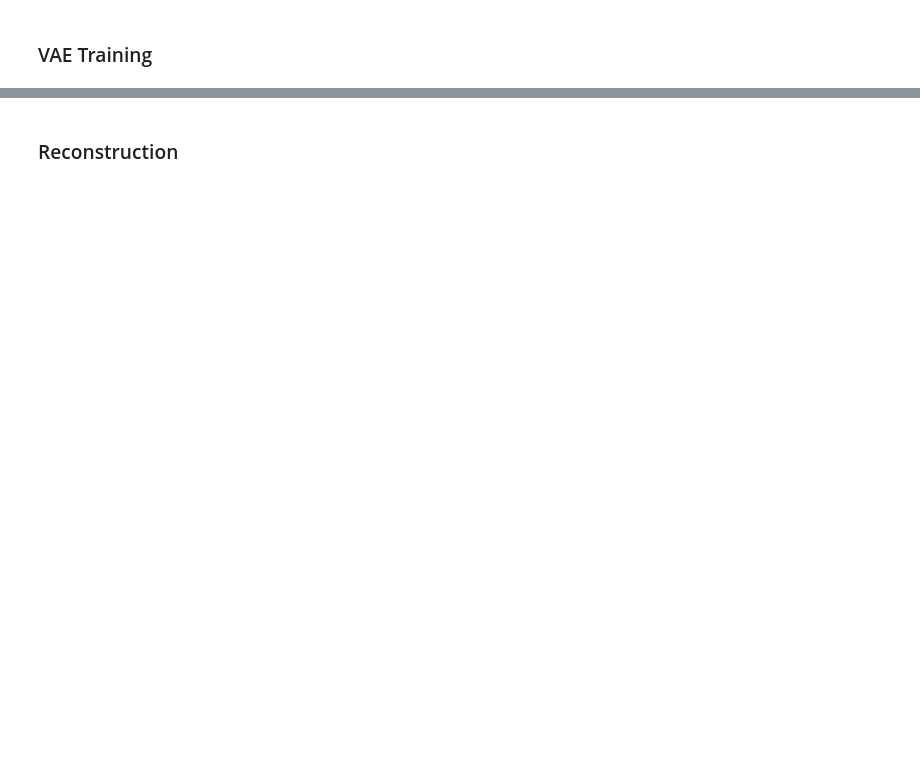
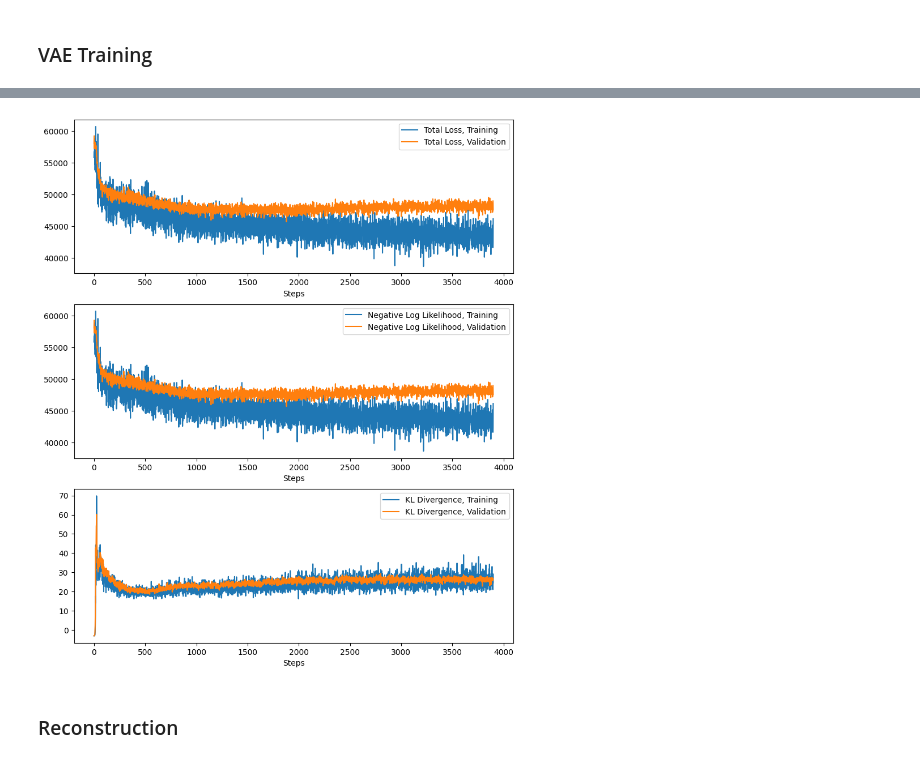
Before and after one commit to Hekstra-Lab/valdo, a Jupyter notebook: notebooks/pipeline.ipynb, the cells around one changed output, grey strips where cells are left out. Cells and saved outputs as stored; diff of their text form; code cells hidden in the pictures; blank space fills up the shorter version.

```diff
--- a/notebooks/pipeline.ipynb
+++ b/notebooks/pipeline.ipynb
@@ -171,3 +130,29 @@ vae.save('../PTP1B_DK/vae/latent-dim-6.pkl')
+# %%
+vae = valdo.VAE.load(f'../../PTP1B_DK/vae/relu/latent-dim-{latent_dimension}.pkl')
+loss_array = np.array(vae.loss_train)
+# %%
+fig, axs = plt.subplots(nrows=3, ncols=1, figsize=[10,12])
+ax = axs.reshape(-1)
+
+ax[0].plot(loss_array[:,0], label='Total Loss, Training')
+ax[0].plot(loss_array[:,3], label='Total Loss, Validation')
+ax[0].set_xlabel("Steps")
+ax[0].legend()
+
+ax[1].plot(loss_array[:,1], label='Negative Log Likelihood, Training')
+ax[1].plot(loss_array[:,4], label='Negative Log Likelihood, Validation')
+ax[1].set_xlabel("Steps")
+ax[1].legend()
+
+ax[2].plot(loss_array[:,2], label='KL Divergence, Training')
+ax[2].plot(loss_array[:,5], label='KL Divergence, Validation')
+ax[2].set_xlabel("Steps")
+ax[2].legend()
+
+
+plt.show()
+# %% [output]
+[figure, added]
 # %% [markdown]
 ### Reconstruction
 # %%
```
Also changed, not shown: parts of 36 cells of this notebook, 4 other files.
